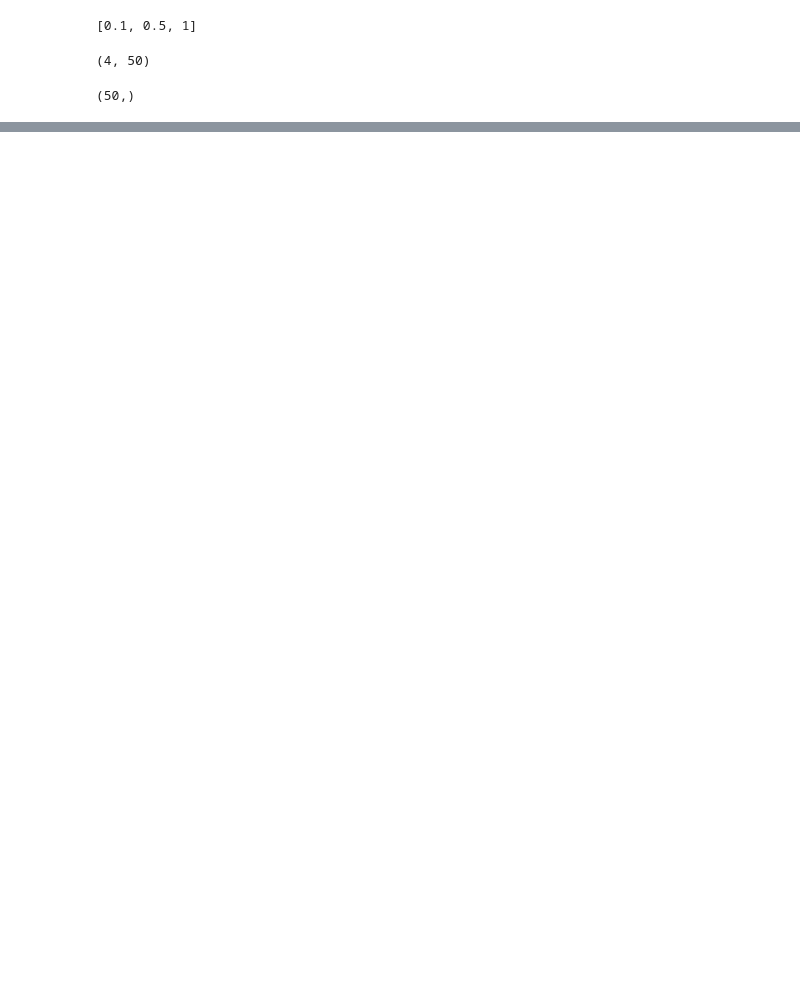
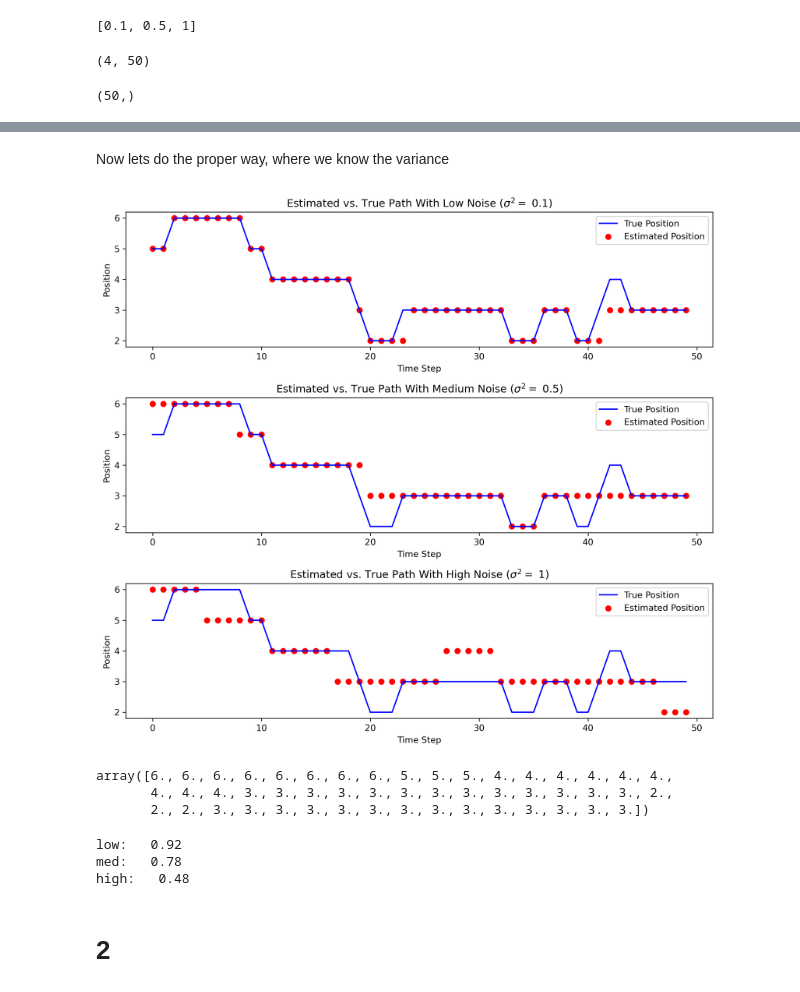
Before and after one commit to Sorin-Jayaweera/dsp_hw7, a Jupyter notebook: hw7.ipynb, the cells around one changed output, grey strips where cells are left out. Cells and saved outputs as stored; diff of their text form; code cells hidden in the pictures; blank space fills up the shorter version.

```diff
--- a/hw7.ipynb
+++ b/hw7.ipynb
@@ -331,0 +338,72 @@ fig.tight_layout()
+# %% [markdown]
+Now lets do the proper way, where we know the variance
+# %%
+import scipy.stats as stats
+
+Variance = {"Low": 0.1, "Medium": 0.5, "High": 1}
+StateTransitionMatrix = statetransitions
+StateCount = 11
+TimeStepCount = 50
+Positions = path
+TimeSteps = np.arange(TimeStepCount)
+
+def MakeProbabilityMatrix(StateCount, TimeStepCount, Observations, Variance):
+    # Mean is assumed to be state value
+
+    ProbabilityMatrix = np.zeros((StateCount, TimeStepCount))
+    for TimeStep in range(TimeStepCount):
+
+        CurrentObservation = Observations[TimeStep]
+
+        for State in range(StateCount):
+
+            CurrentPDF = stats.norm(loc = State, scale = np.sqrt(Variance))
+
+            ObservationProbability = CurrentPDF.pdf(CurrentObservation)
+
+            ProbabilityMatrix[State, TimeStep] = ObservationProbability
+
+    return ProbabilityMatrix
+
+sequencearr = np.zeros((3,50))
+
+Figure, Axes = plt.subplots(3,figsize=(10,9))
+
+for Index, (Name, Value) in enumerate(Variance.items()):
+
+    Noise = np.random.normal(0.0, np.sqrt(Value), len(Positions))
+    Path = Positions + Noise
+
+    ProbabilityMatrix = MakeProbabilityMatrix(StateCount, TimeStepCount, Path, np.sqrt(Value))
+
+    Sequence = lb.sequence.viterbi(ProbabilityMatrix, StateTransitionMatrix)
+    sequencearr[Index,:] = Sequence
+    plt.subplot(3,1,Index+1)
+    plt.plot(TimeSteps, Positions, c='blue')
+    plt.scatter(TimeSteps, Sequence, c='red')
+    plt.legend(["True Position", "Estimated Position"])
+    Axes[Index].set_xlabel("Time Step")
+    Axes[Index].set_ylabel("Position")
+    Axes[Index].set_title(f"Estimated vs. True Path With {Name} Noise ($\sigma^2=$ {Value})")
+
+Figure.dpi = 300
+Figure.tight_layout()
+# %% [output]
+[figure, added]
+# %%
+sequencearr[1]
+# %% [output]
+array([6., 6., 6., 6., 6., 6., 6., 6., 5., 5., 5., 4., 4., 4., 4., 4., 4.,
+       4., 4., 4., 3., 3., 3., 3., 3., 3., 3., 3., 3., 3., 3., 3., 3., 2.,
+       2., 2., 3., 3., 3., 3., 3., 3., 3., 3., 3., 3., 3., 3., 3., 3.])
+# %%
+for i in range(len(sequencearr)):
+    accuracy = np.sum(Positions==sequencearr[i])
+    perc = accuracy/len(sequencearr[i])
+    print(variancenames[i] +":   "+ str(perc))
+# %% [output]
+low:   0.92
+med:   0.78
+high:   0.48
+# %% [markdown]
+# 2
```
Also changed, not shown: parts of 13 cells of this notebook.
